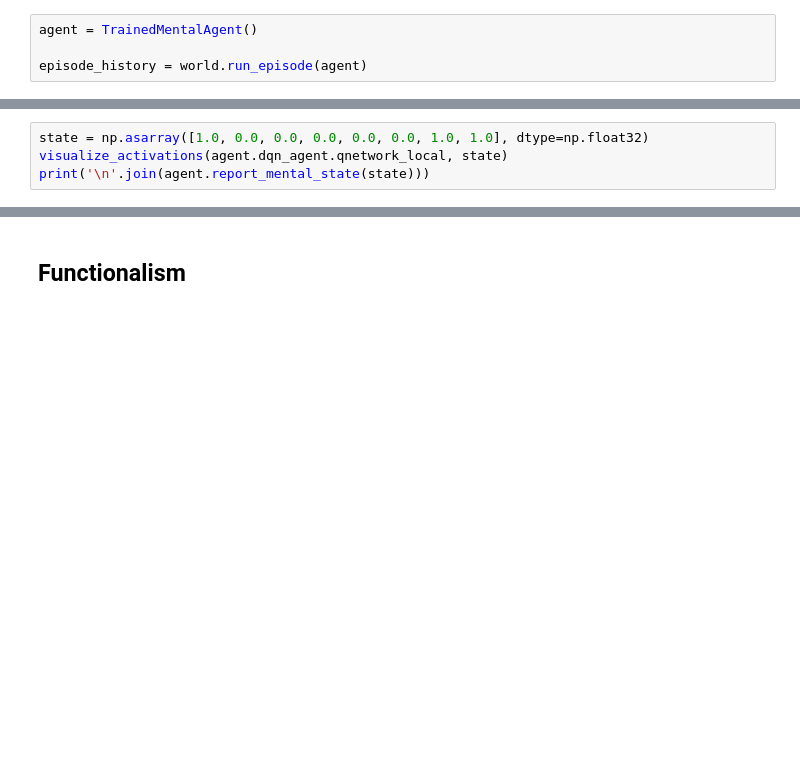
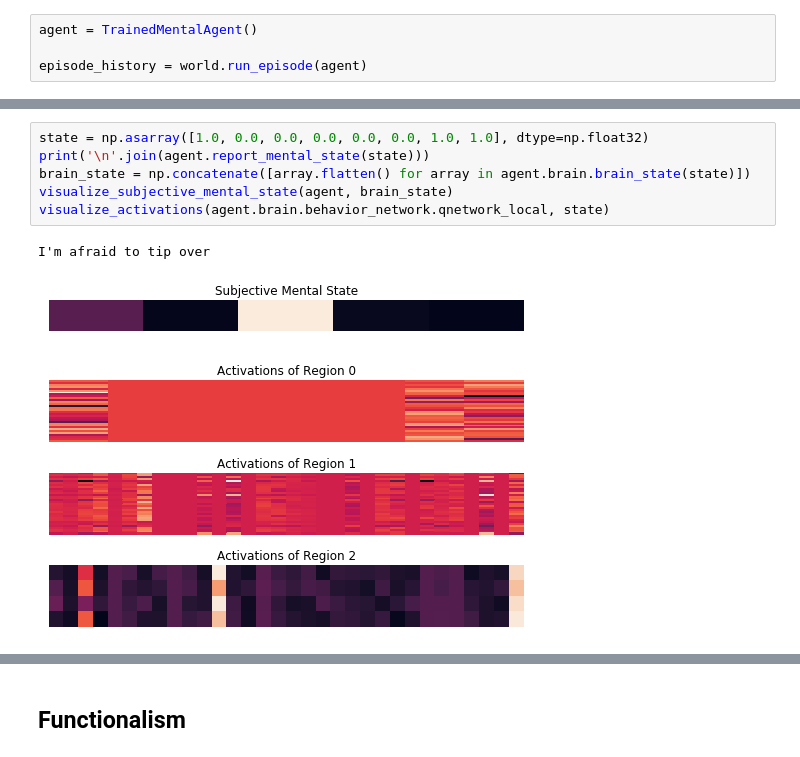
Before and after one commit to Josh-Joseph/tsc-2019, a Jupyter notebook: notebooks/TSC Sandbox v2.ipynb, the cells around one changed output, grey strips where cells are left out. Saved outputs shown, nothing was run; the diff lists cells and outputs as text; blank space fills up the shorter version.

```diff
--- a/notebooks/TSC Sandbox v2.ipynb
+++ b/notebooks/TSC Sandbox v2.ipynb
@@ -259,6 +315,12 @@ print('\n'.join(agent.report_mental_state(state)))
 # %%
 state = np.asarray([1.0, 0.0, 0.0, 0.0, 0.0, 0.0, 1.0, 1.0], dtype=np.float32)
-visualize_activations(agent.dqn_agent.qnetwork_local, state)
 print('\n'.join(agent.report_mental_state(state)))
+brain_state = np.concatenate([array.flatten() for array in agent.brain.brain_state(state)])
+visualize_subjective_mental_state(agent, brain_state)
+visualize_activations(agent.brain.behavior_network.qnetwork_local, state)
+# %% [output]
+I'm afraid to tip over
+[figure, added]
+[figure, added]
 # %%
 state = np.asarray([1.0, 0.5, 0.0, 0.0, 0.0, 0.0, 1.0, 1.0], dtype=np.float32)
```
Also changed, not shown: parts of 17 cells of this notebook, 2 other files.
